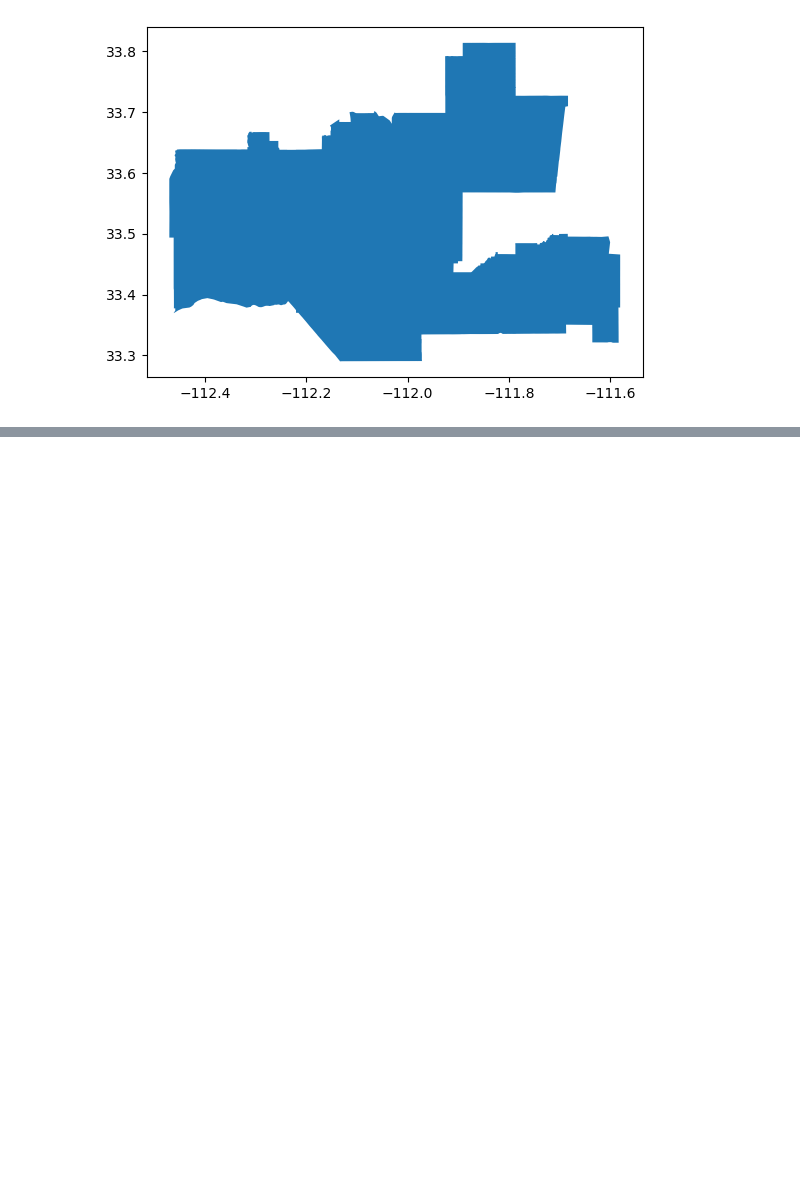
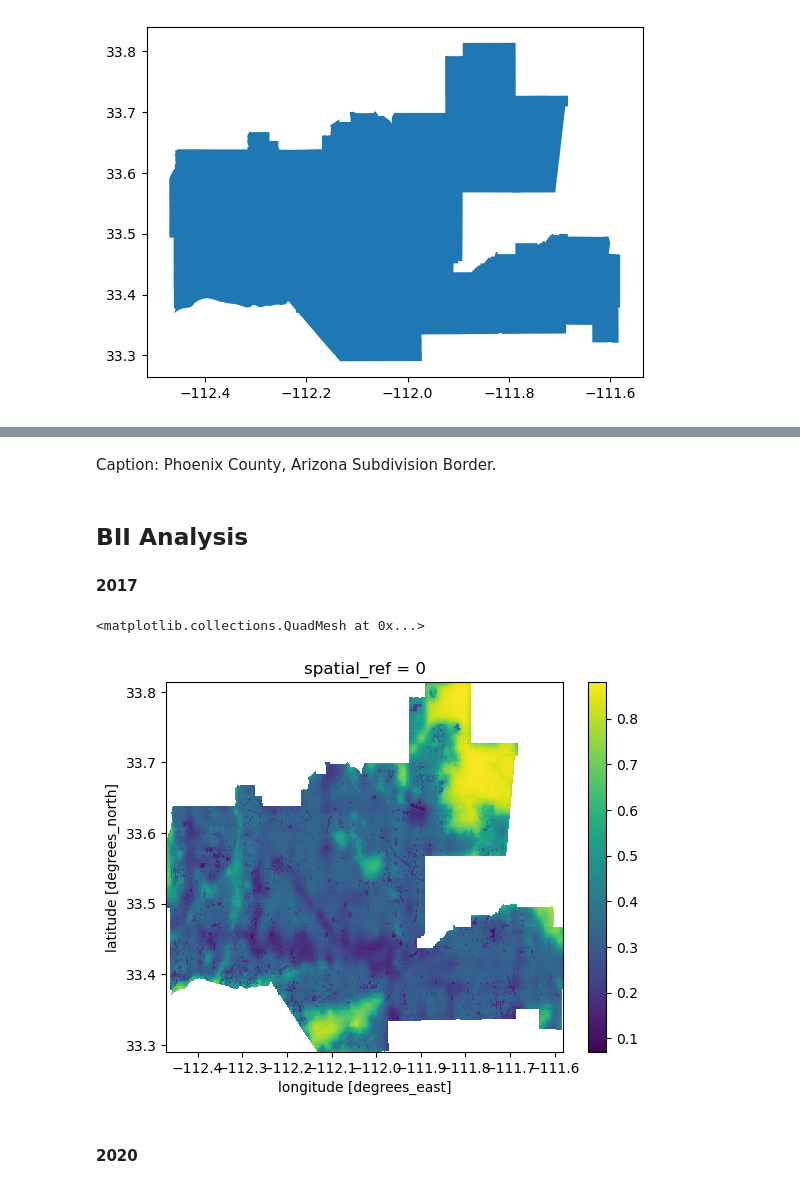
Before and after one commit to evajnewby/Phoenix-BII, a Jupyter notebook: phoenix_biodiversity.ipynb, the cells around one changed output, grey strips where cells are left out. Cells and saved outputs as stored; diff of their text form; code cells hidden in the pictures; blank space fills up the shorter version.

```diff
--- a/phoenix_biodiversity.ipynb
+++ b/phoenix_biodiversity.ipynb
@@ -73,7 +84,14 @@ Returned 4 items
 # %%
 # Extract 2017
-item2017 = items[3]
+item_2017 = items[3]
 
-Image(url = item2017.assets['rendered_preview'].href, width = 600)
+# View 2017
+Image(url = item_2017.assets['rendered_preview'].href, width = 600)
 # %% [output]
 [interactive output not drawn]
+# %%
+# Create 2017 Phoenix BII raster
+bii2017 = rioxr.open_rasterio(item_2017.assets['data'].href)
+
+# View
+bii2017
@@ -149,0 +236,25 @@ phoenix.plot()
+# %% [markdown]
+Caption: Phoenix County, Arizona Subdivision Border.
+# %% [markdown]
+## BII Analysis
+
+#### 2017
+# %%
+# Drop band
+bii2017 = bii2017.squeeze().drop_vars('band')
+# %%
+# Check and match CRS'
+phoenix_match = phoenix.to_crs(bii2017.rio.crs)
+
+assert bii2017.rio.crs == phoenix_match.crs
+# %%
+# Clip raster to match Phoenix extent
+bii2017_clip = (bii2017.rio.clip_box(*phoenix_match.total_bounds).rio.clip(phoenix_match.geometry))
+
+# View
+bii2017_clip.plot()
+# %% [output]
+<matplotlib.collections.QuadMesh at 0x...>
+[figure, added]
+# %% [markdown]
+#### 2020
```
Also changed, not shown: parts of 30 cells of this notebook.
